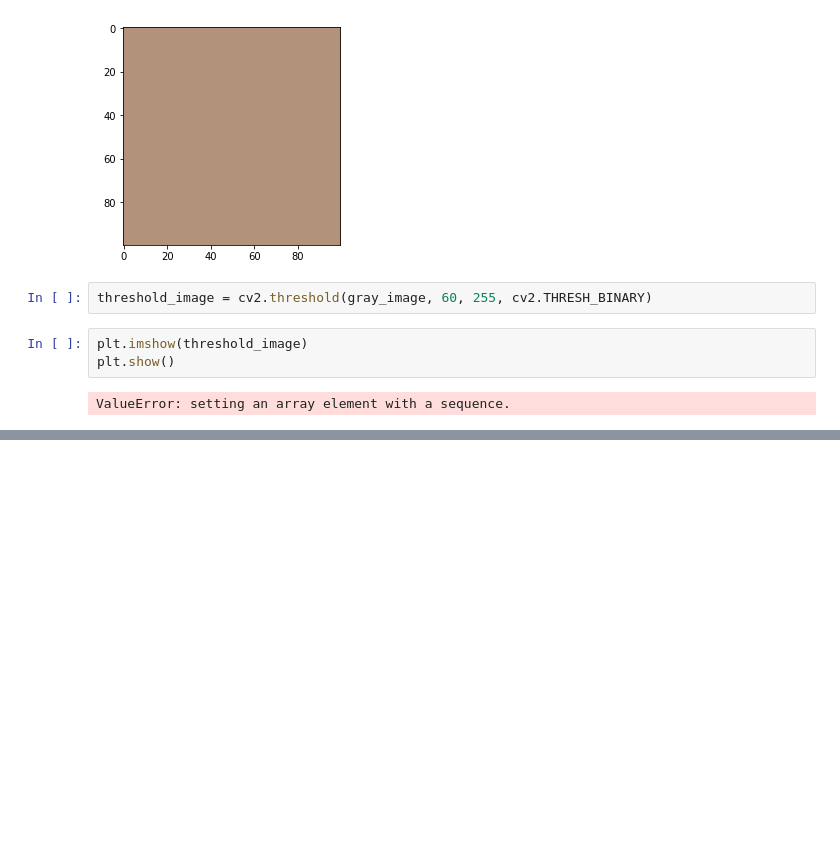
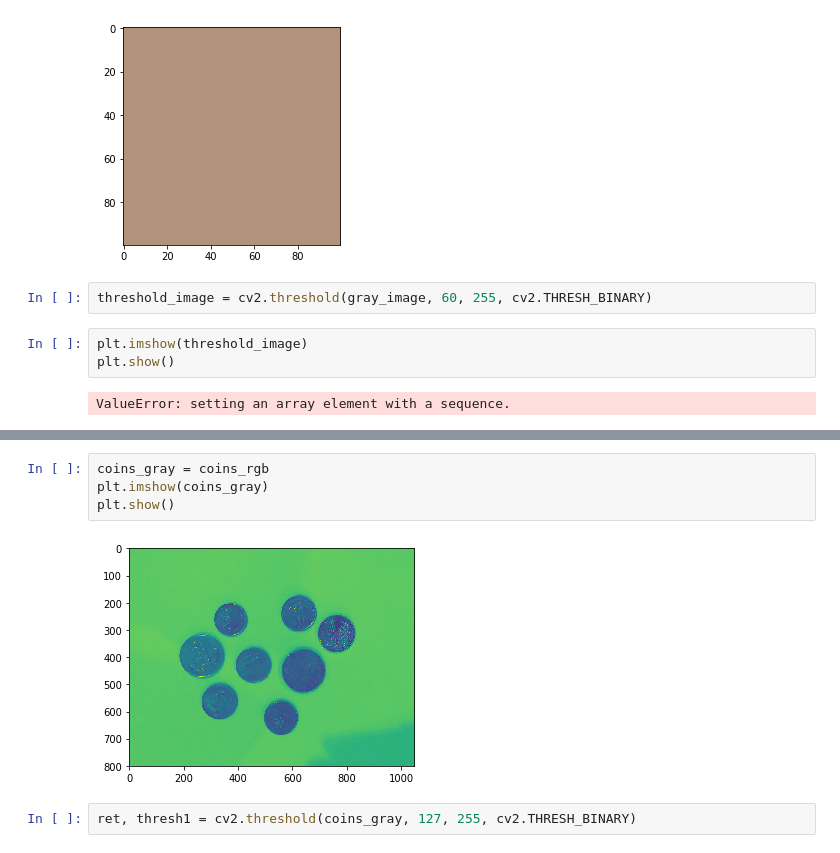
Before and after one commit to karuvally/random_stuff, a Jupyter notebook: opencv/basics.ipynb, the cells around one changed output, grey strips where cells are left out. Cells and saved outputs as stored; diff of their text form; blank space fills up the shorter version.

```diff
--- a/opencv/basics.ipynb
+++ b/opencv/basics.ipynb
@@ -112,0 +236,8 @@ plt.show()
+# %%
+coins_gray = coins_rgb
+plt.imshow(coins_gray)
+plt.show()
+# %% [output]
+[figure, added]
+# %%
+ret, thresh1 = cv2.threshold(coins_gray, 127, 255, cv2.THRESH_BINARY)
```
Also changed, not shown: parts of 28 cells of this notebook, 10 other files.
